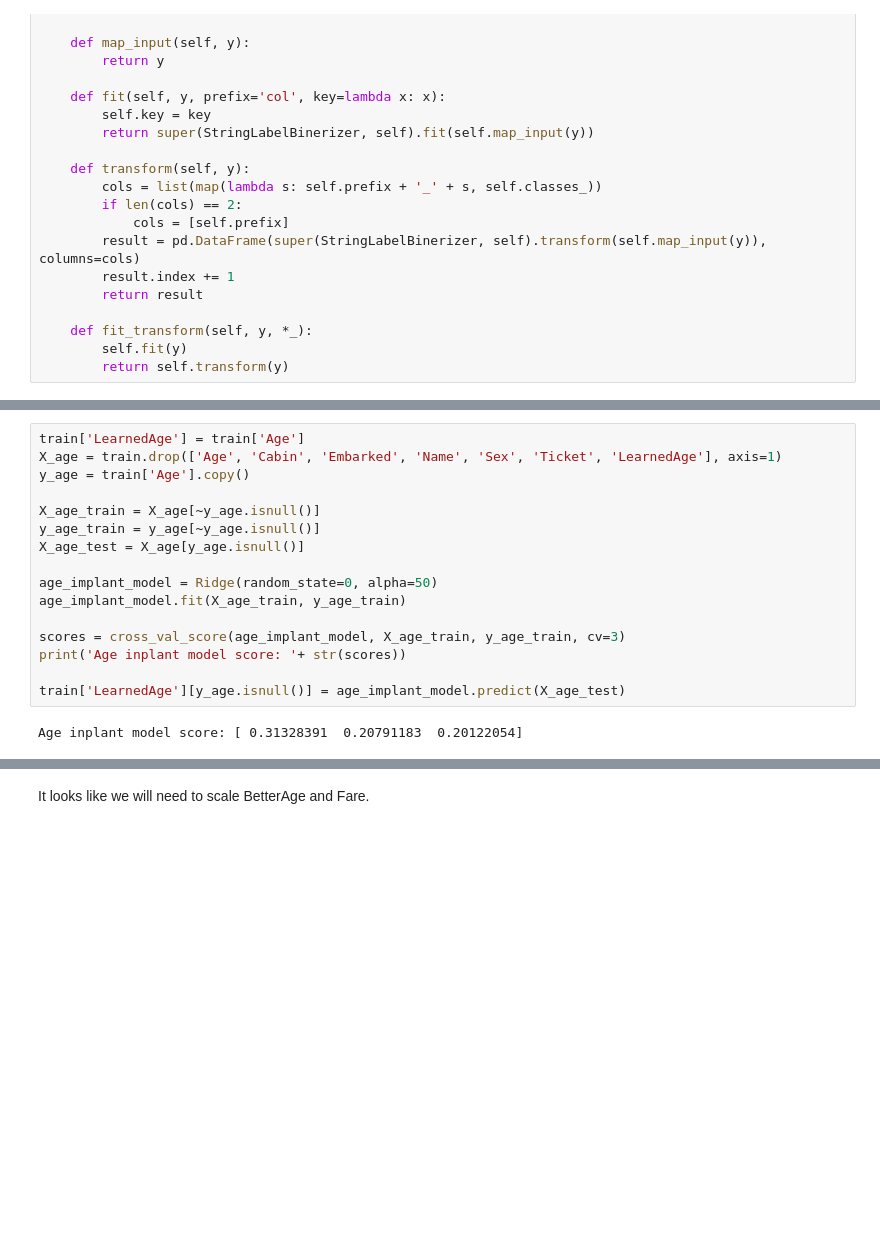
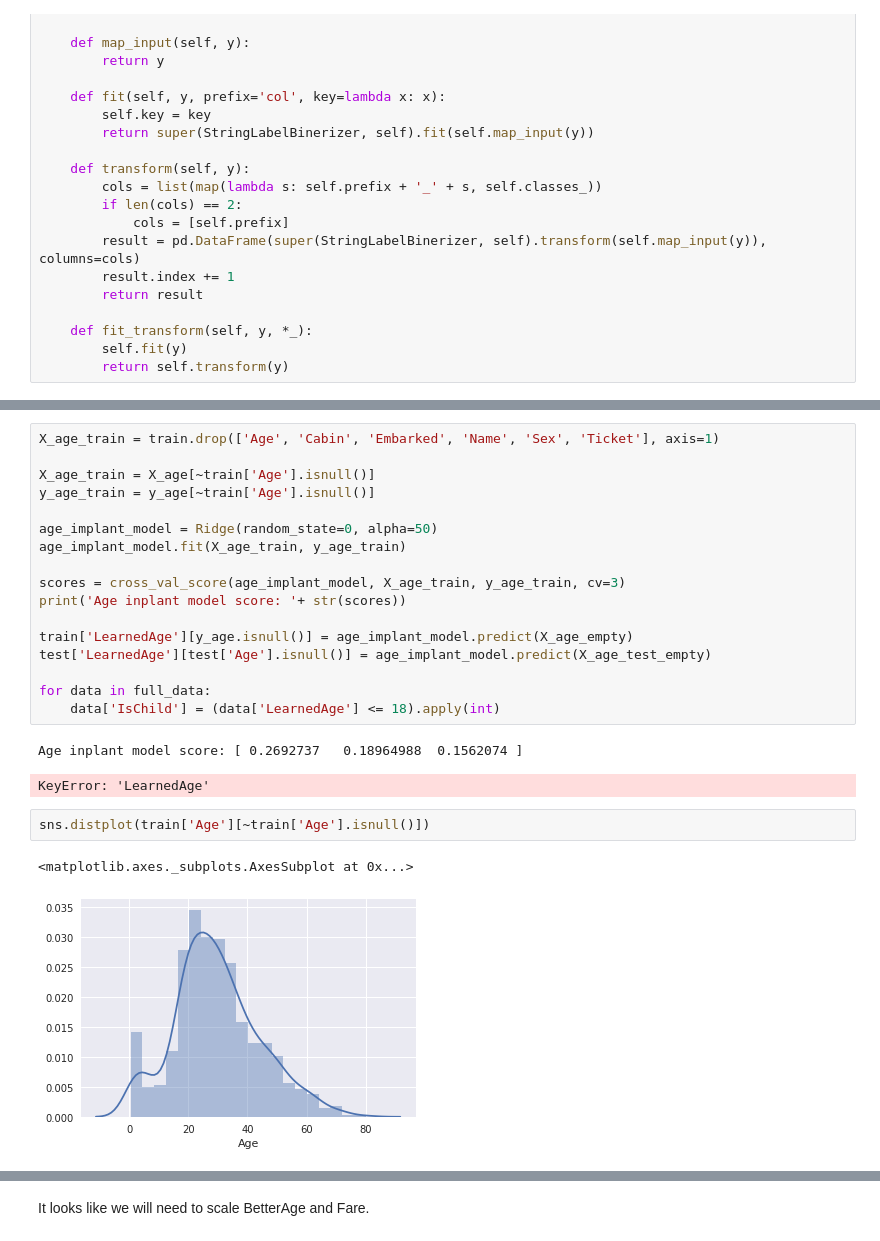
Before and after one commit to ichko/ml-playground, a Jupyter notebook: playground/titanic-hw.ipynb, the cells around one changed output, grey strips where cells are left out. Cells and saved outputs as stored; diff of their text form; blank space fills up the shorter version.

```diff
--- a/playground/titanic-hw.ipynb
+++ b/playground/titanic-hw.ipynb
@@ -236,11 +223,8 @@ class StringLabelBinerizer(LabelBinarizer):
 # %%
-train['LearnedAge'] = train['Age']
-X_age = train.drop(['Age', 'Cabin', 'Embarked', 'Name', 'Sex', 'Ticket', 'LearnedAge'], axis=1)
-y_age = train['Age'].copy()
+X_age_train = train.drop(['Age', 'Cabin', 'Embarked', 'Name', 'Sex', 'Ticket'], axis=1)
 
-X_age_train = X_age[~y_age.isnull()]
-y_age_train = y_age[~y_age.isnull()]
-X_age_test = X_age[y_age.isnull()]
+X_age_train = X_age[~train['Age'].isnull()]
+y_age_train = y_age[~train['Age'].isnull()]
 
 age_implant_model = Ridge(random_state=0, alpha=50)
 age_implant_model.fit(X_age_train, y_age_train)
@@ -248,6 +232,16 @@ age_implant_model.fit(X_age_train, y_age_train)
 scores = cross_val_score(age_implant_model, X_age_train, y_age_train, cv=3)
 print('Age inplant model score: '+ str(scores))
 
-train['LearnedAge'][y_age.isnull()] = age_implant_model.predict(X_age_test)
+train['LearnedAge'][y_age.isnull()] = age_implant_model.predict(X_age_empty)
+test['LearnedAge'][test['Age'].isnull()] = age_implant_model.predict(X_age_test_empty)
+
+for data in full_data:
+    data['IsChild'] = (data['LearnedAge'] <= 18).apply(int)
 # %% [output]
-Age inplant model score: [ 0.31328391  0.20791183  0.20122054]
+Age inplant model score: [ 0.2692737   0.18964988  0.1562074 ]
+KeyError: 'LearnedAge'
+# %%
+sns.distplot(train['Age'][~train['Age'].isnull()])
+# %% [output]
+<matplotlib.axes._subplots.AxesSubplot at 0x...>
+[figure, added]
```
Also changed, not shown: parts of 35 cells of this notebook, 12 other files.
